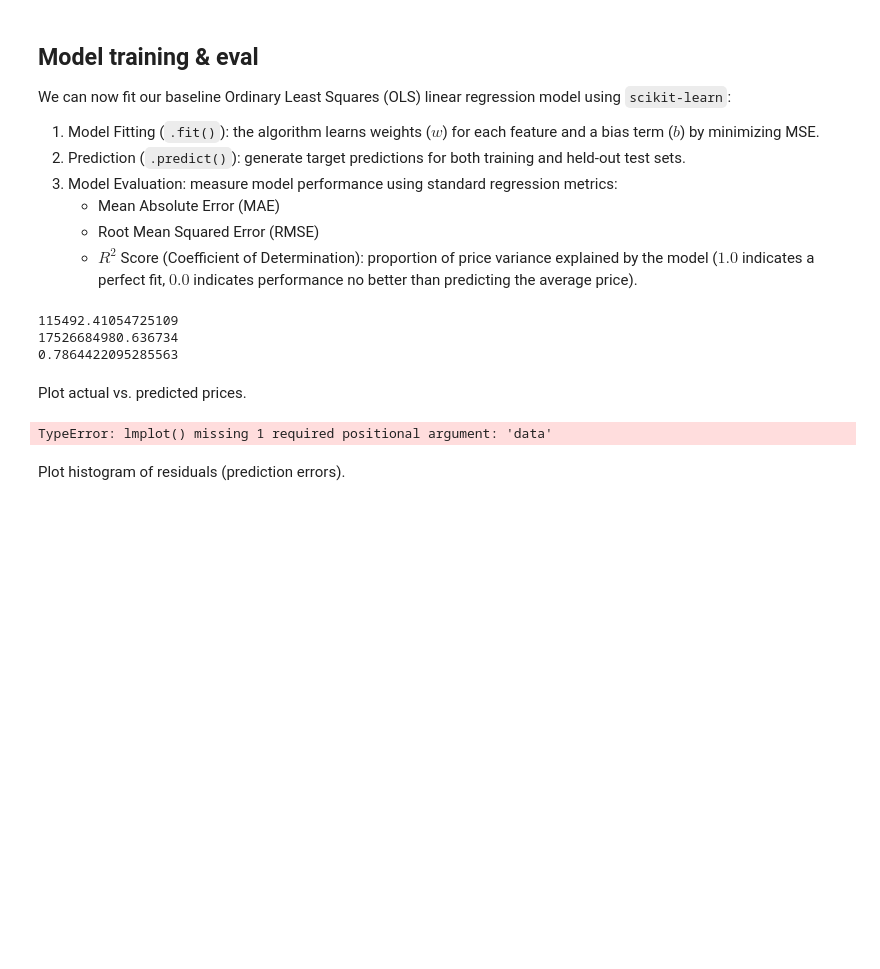
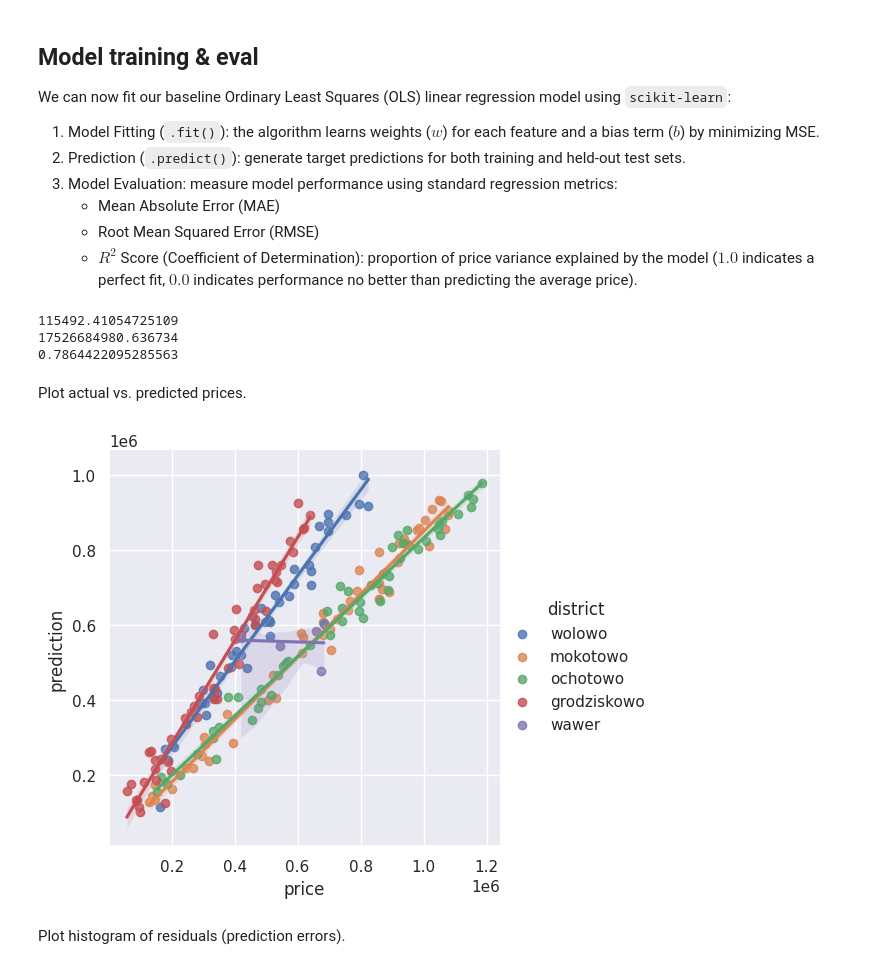
Before and after one commit to JFS-AI/gsny, a Jupyter notebook: dnn01-EDA.ipynb, the cells around one changed output. Drawn from its saved outputs; the diff is of its cells as text; code cells hidden in the pictures; blank space fills up the shorter version.

```diff
--- a/dnn01-EDA.ipynb
+++ b/dnn01-EDA.ipynb
@@ -242,9 +242,13 @@ print(r2_score(y_test, prediction))
 0.7864422095285563
 # %% [markdown]
 Plot actual vs. predicted prices.
-# %%
-sns.lmplot()
-# %% [output]
-TypeError: lmplot() missing 1 required positional argument: 'data'
+# %%
+prediction = pd.DataFrame(prediction, columns=['prediction'])
+
+result_df = pd.concat([prediction, y_test, test_df_clean[['district']]], axis=1)
+sns.lmplot(data=result_df, x='price', y='prediction', hue='district')
+plt.draw()
+# %% [output]
+[figure, added]
 # %% [markdown]
 Plot histogram of residuals (prediction errors).
```
Also changed, not shown: parts of 1 cell of this notebook.
